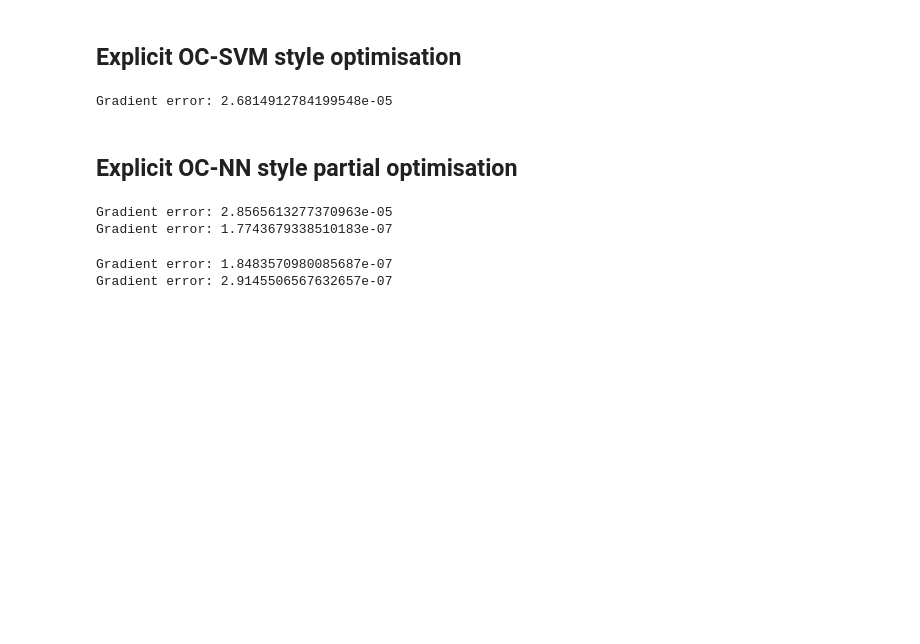
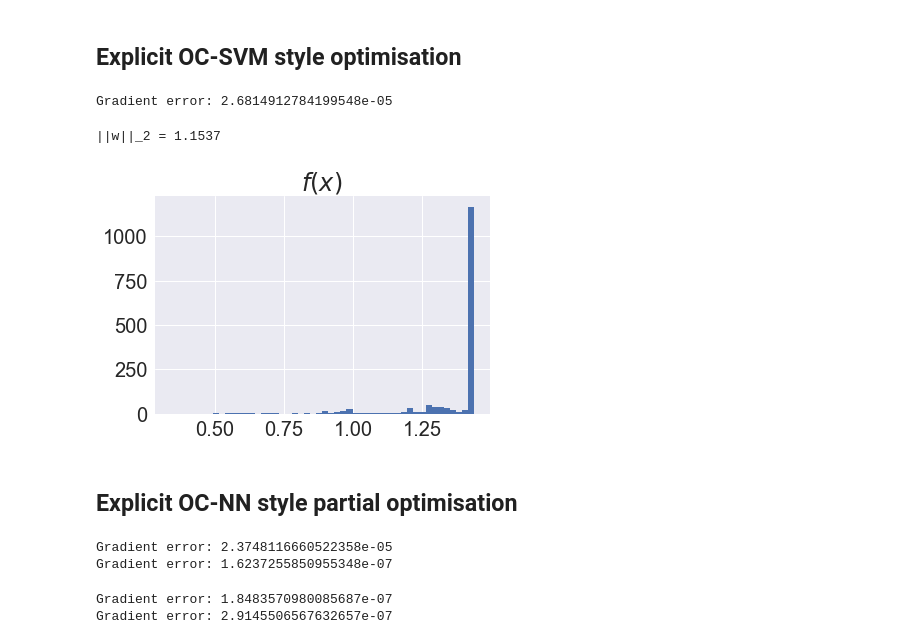
Before and after one commit to raghavchalapathy/sanity_beta_distribution, a Jupyter notebook: Explicit vs sklearn RBF comparison.ipynb, the cells around one changed output. Cells and saved outputs as stored; diff of their text form; code cells hidden in the pictures; blank space fills up the shorter version.

```diff
--- a/Explicit vs sklearn RBF comparison.ipynb
+++ b/Explicit vs sklearn RBF comparison.ipynb
@@ -72,6 +87,14 @@ Gradient error: 2.6814912784199548e-05
 # %%
 wEXP = lrnEXP.w
 rEXP = lrnEXP.r
+# %%
+print('||w||_2 = %1.4f' % np.sqrt(np.sum(wEXP**2)));
+
+plt.hist(XTrTrans.dot(wEXP), bins = 50);
+plt.title('$f(x)$');
+# %% [output]
+||w||_2 = 1.1537
+[figure, added]
 # %% [markdown]
 ## Explicit OC-NN style partial optimisation
 # %%
@@ -82,9 +107,11 @@ from myOCNN_FrozenVB import *
 
 lrnFVBNN = MyOCNN_FrozenVB(nu, R, b, g, dG)
 lrnFVBNN.fit(XTr)
+
+pickle.dump(lrnFVBNN, open('lrnFVBNN.pkl', 'wb'));
 # %% [output]
-Gradient error: 2.8565613277370963e-05
-Gradient error: 1.7743679338510183e-07
+Gradient error: 2.3748116660522358e-05
+Gradient error: 1.6237255850955348e-07
 # %%
 wFVBNN = lrnFVBNN.w
 rFVBNN = lrnFVBNN.r
```
Also changed, not shown: parts of 21 cells of this notebook, 2 other files.
